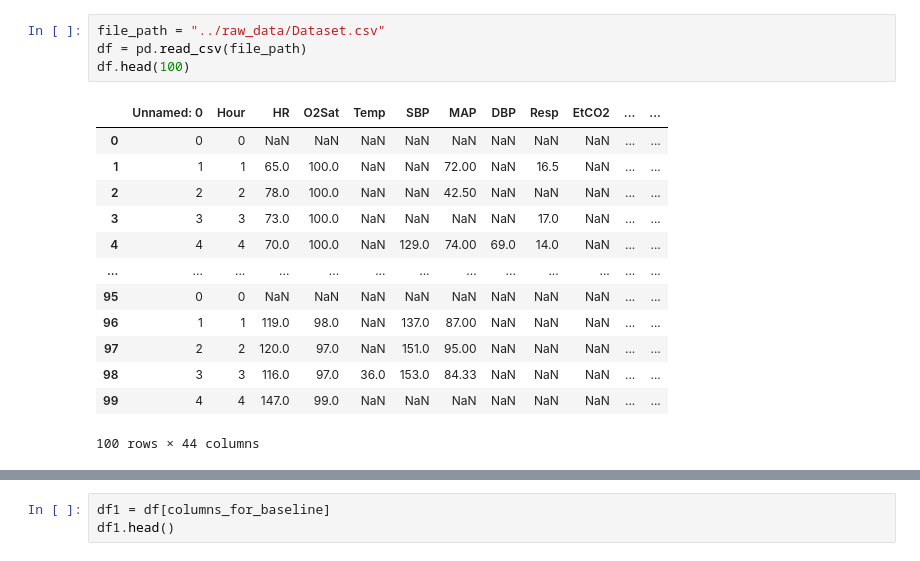
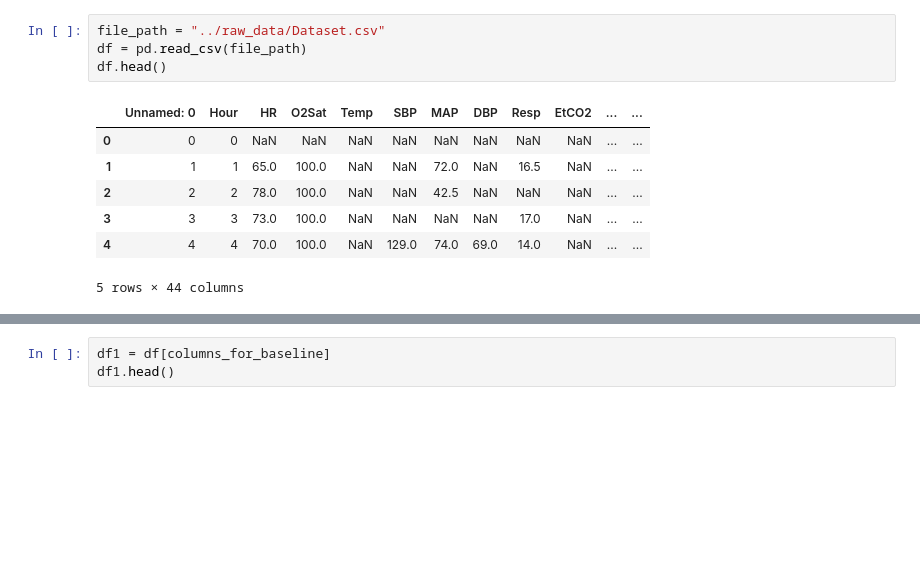
Before and after one commit to Charlie5545/icu-watch, a Jupyter notebook: notebooks/didem_notebook.ipynb, the cells around one changed output, grey strips where cells are left out. Drawn from its saved outputs; the diff is of its cells as text; blank space fills up the shorter version.

```diff
--- a/notebooks/didem_notebook.ipynb
+++ b/notebooks/didem_notebook.ipynb
@@ -30,18 +36,12 @@ To enable the following instructions: AVX2 FMA, in other operations, rebuild Ten
 # %%
 file_path = "../raw_data/Dataset.csv"
 df = pd.read_csv(file_path)
-df.head(100)
+df.head()
 # %% [output]
 |  | Unnamed: 0 | Hour | HR | O2Sat | Temp | SBP | MAP | DBP | Resp | EtCO2 | ... | ... |
 | 0 | 0 | 0 | NaN | NaN | NaN | NaN | NaN | NaN | NaN | NaN | ... | ... |
-| 1 | 1 | 1 | 65.0 | 100.0 | NaN | NaN | 72.00 | NaN | 16.5 | NaN | ... | ... |
-| 2 | 2 | 2 | 78.0 | 100.0 | NaN | NaN | 42.50 | NaN | NaN | NaN | ... | ... |
+| 1 | 1 | 1 | 65.0 | 100.0 | NaN | NaN | 72.0 | NaN | 16.5 | NaN | ... | ... |
+| 2 | 2 | 2 | 78.0 | 100.0 | NaN | NaN | 42.5 | NaN | NaN | NaN | ... | ... |
 | 3 | 3 | 3 | 73.0 | 100.0 | NaN | NaN | NaN | NaN | 17.0 | NaN | ... | ... |
-| 4 | 4 | 4 | 70.0 | 100.0 | NaN | 129.0 | 74.00 | 69.0 | 14.0 | NaN | ... | ... |
-| ... | ... | ... | ... | ... | ... | ... | ... | ... | ... | ... | ... | ... |
-| 95 | 0 | 0 | NaN | NaN | NaN | NaN | NaN | NaN | NaN | NaN | ... | ... |
-| 96 | 1 | 1 | 119.0 | 98.0 | NaN | 137.0 | 87.00 | NaN | NaN | NaN | ... | ... |
-| 97 | 2 | 2 | 120.0 | 97.0 | NaN | 151.0 | 95.00 | NaN | NaN | NaN | ... | ... |
-| 98 | 3 | 3 | 116.0 | 97.0 | 36.0 | 153.0 | 84.33 | NaN | NaN | NaN | ... | ... |
-| 99 | 4 | 4 | 147.0 | 99.0 | NaN | NaN | NaN | NaN | NaN | NaN | ... | ... |
+| 4 | 4 | 4 | 70.0 | 100.0 | NaN | 129.0 | 74.0 | 69.0 | 14.0 | NaN | ... | ... |
-100 rows × 44 columns
+5 rows × 44 columns
```
Also changed, not shown: parts of 64 cells of this notebook, 1 other file.
